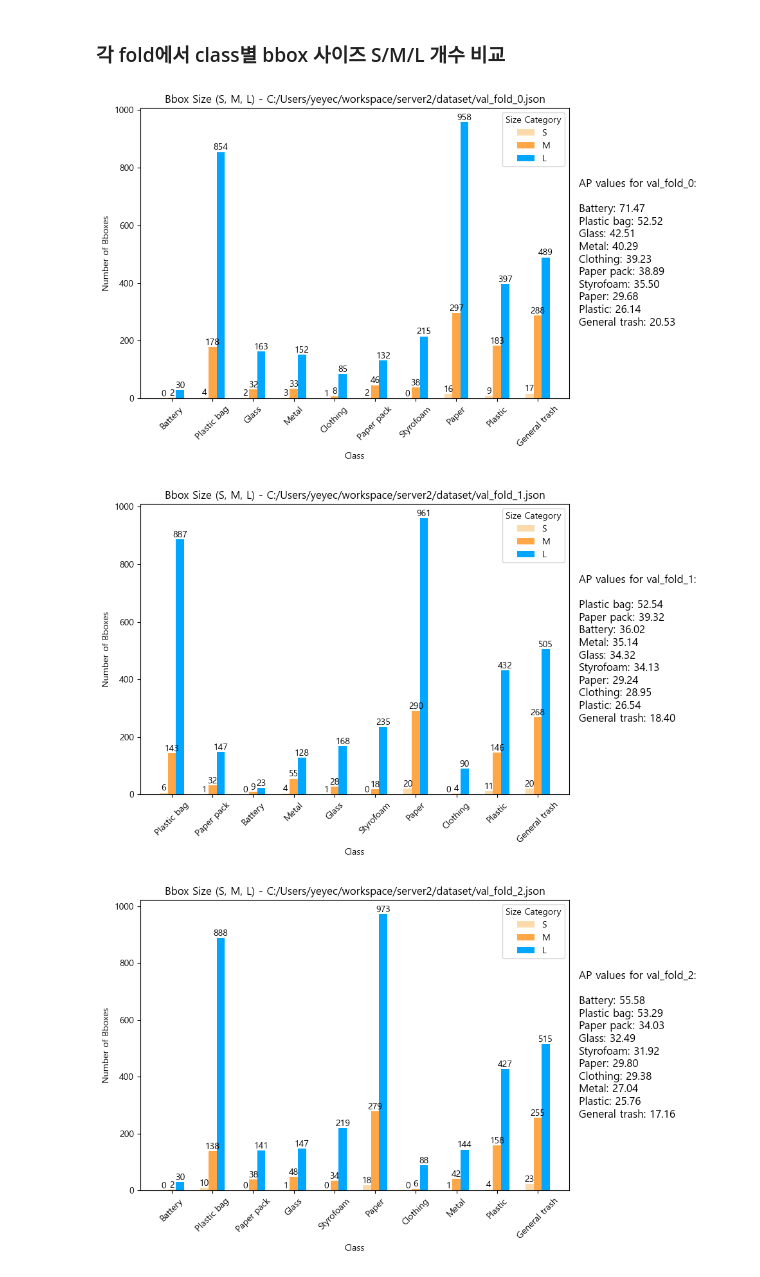
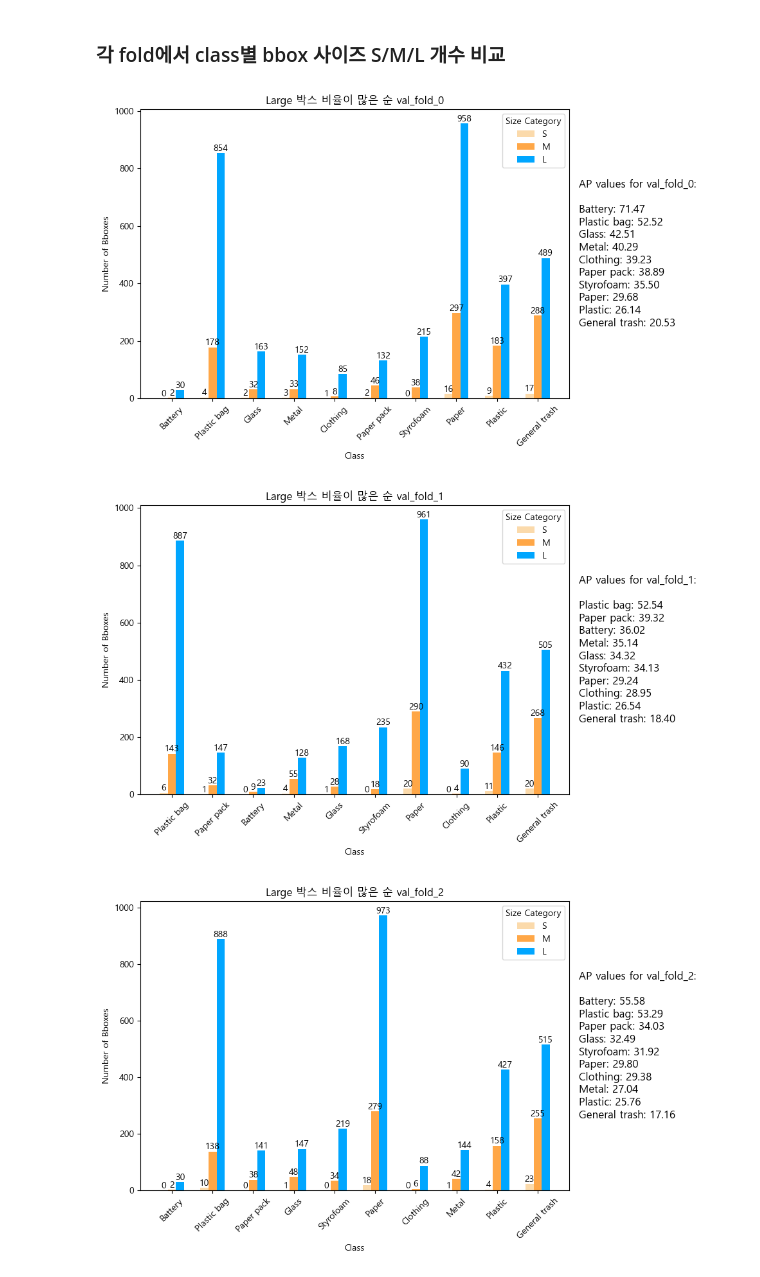
Before and after one commit to boostcampaitech7/level2-objectdetection-cv-22, a Jupyter notebook: eda/EDA3.ipynb, the cells around one changed output. Cells and saved outputs as stored; diff of their text form; code cells hidden in the pictures.

```diff
--- a/eda/EDA3.ipynb
+++ b/eda/EDA3.ipynb
@@ -296,12 +296,6 @@ ap_data = {
     "Battery": [71.470, 36.025, 55.581, 52.738, 39.301]
 }
 # %%
-import json
-import matplotlib.pyplot as plt
-from collections import defaultdict
-import os
-
-# 파일 경로 정의
 file_paths = [f'{path}/dataset/val_fold_{i}.json' for i in range(5)]
 
 for i, file_path in enumerate(file_paths):
@@ -335,10 +329,10 @@ for i, file_path in enumerate(file_paths):
 
     ap_classes = list(ap_data.keys())
 
-    # AP 값을 기준으로 ap_classes를 정렬
+
     sorted_ap_classes = sorted(ap_classes, key=lambda cls: ap_data[cls][i], reverse=True)
 
-    # 정렬된 순서에 맞게 S, M, L 개수를 정렬
+
     S_count = [class_size_count[name_to_id.get(cls, 0)]['S'] for cls in sorted_ap_classes]
     M_count = [class_size_count[name_to_id.get(cls, 0)]['M'] for cls in sorted_ap_classes]
     L_count = [class_size_count[name_to_id.get(cls, 0)]['L'] for cls in sorted_ap_classes]
@@ -346,37 +340,37 @@ for i, file_path in enumerate(file_paths):
     fig, (ax1, ax2) = plt.subplots(1, 2, figsize=(10, 6), gridspec_kw={'width_ratios': [3, 1]})  # 2개의 subplot, 2:1 비율
 
     bar_width = 0.2
     index = range(len(sorted_ap_classes))
 
-    # 막대 그래프 그리기
+
     bars1 = ax1.bar(index, S_count, bar_width, label='S', color=(color3[0][0]/255, color3[0][1]/255, color3[0][2]/255))
     bars2 = ax1.bar([i + bar_width for i in index], M_count, bar_width, label='M', color=(color3[1][0]/255, color3[1][1]/255, color3[1][2]/255))
     bars3 = ax1.bar([i + 2 * bar_width for i in index], L_count, bar_width, label='L', color=(color3[2][0]/255, color3[2][1]/255, color3[2][2]/255))
 
     ax1.set_xlabel('Class')
     ax1.set_ylabel('Number of Bboxes')
-    ax1.set_title(f'Bbox Size (S, M, L) - {file_path}')
+    ax1.set_title(f'Large 박스 비율이 많은 순 val_fold_{i}')
     ax1.set_xticks([i + bar_width for i in index])
     ax1.set_xticklabels(sorted_ap_classes, rotation=45)
 
     ax1.legend(title="Size Category")
 
-    # 막대 위에 숫자 표시 (S, M, L)
+
     for bars in [bars1, bars2, bars3]:
         for bar in bars:
             yval = bar.get_height()
             ax1.text(bar.get_x() + bar.get_width()/2, yval + 0.5, int(yval), ha='center', va='bottom')
 
-    # AP 값을 기준으로 정렬된 순서에 맞게 AP 값 텍스트 출력
+
     ap_values = {cls: ap_data[cls][i] for cls in sorted_ap_classes}
     ap_text = "\n".join([f"{cls}: {ap_values[cls]:.2f}" for cls in sorted_ap_classes])
 
     ax2.axis('off')
     ax2.text(0, 0.5, f"AP values for val_fold_{i}:\n\n{ap_text}", fontsize=12, va='center')
 
     plt.tight_layout()
     plt.show()
 # %% [output]
-[figure, old version]
+[figure, new version]
-[figure, old version]
+[figure, new version]
-[figure, old version]
+[figure, new version]
```
Also changed, not shown: parts of 1 cell of this notebook.
